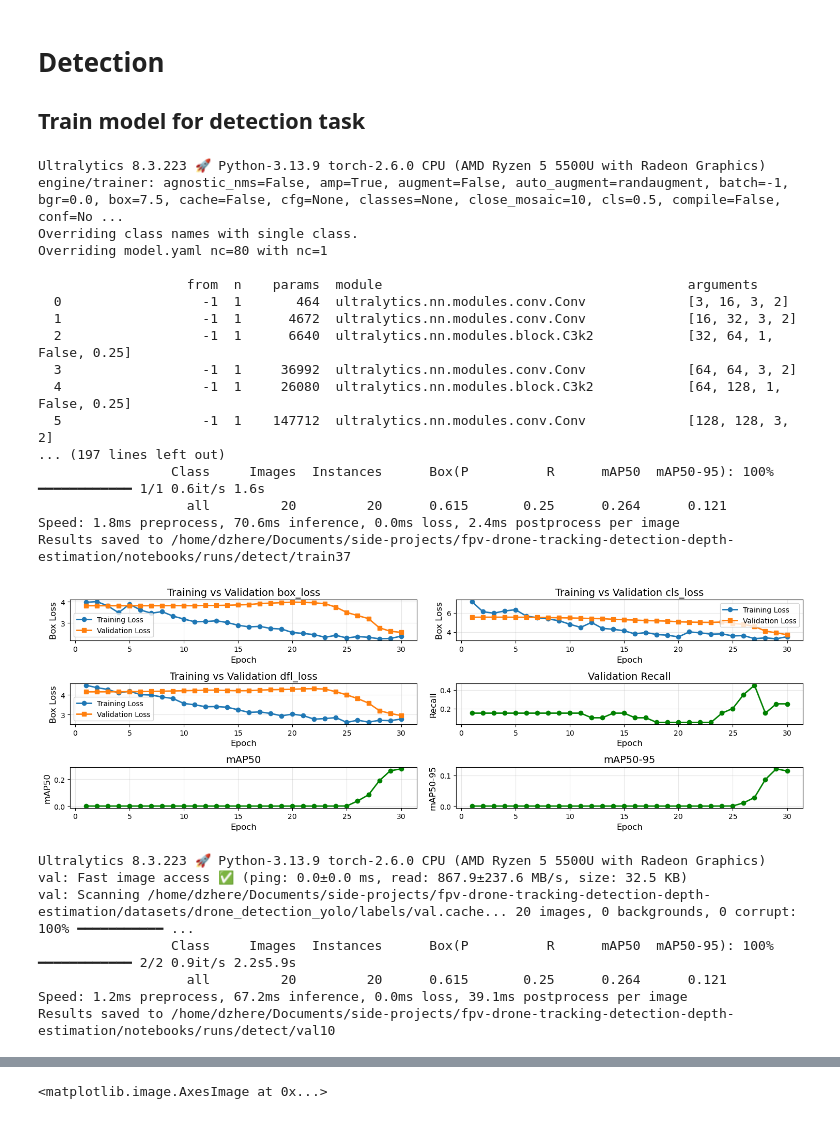
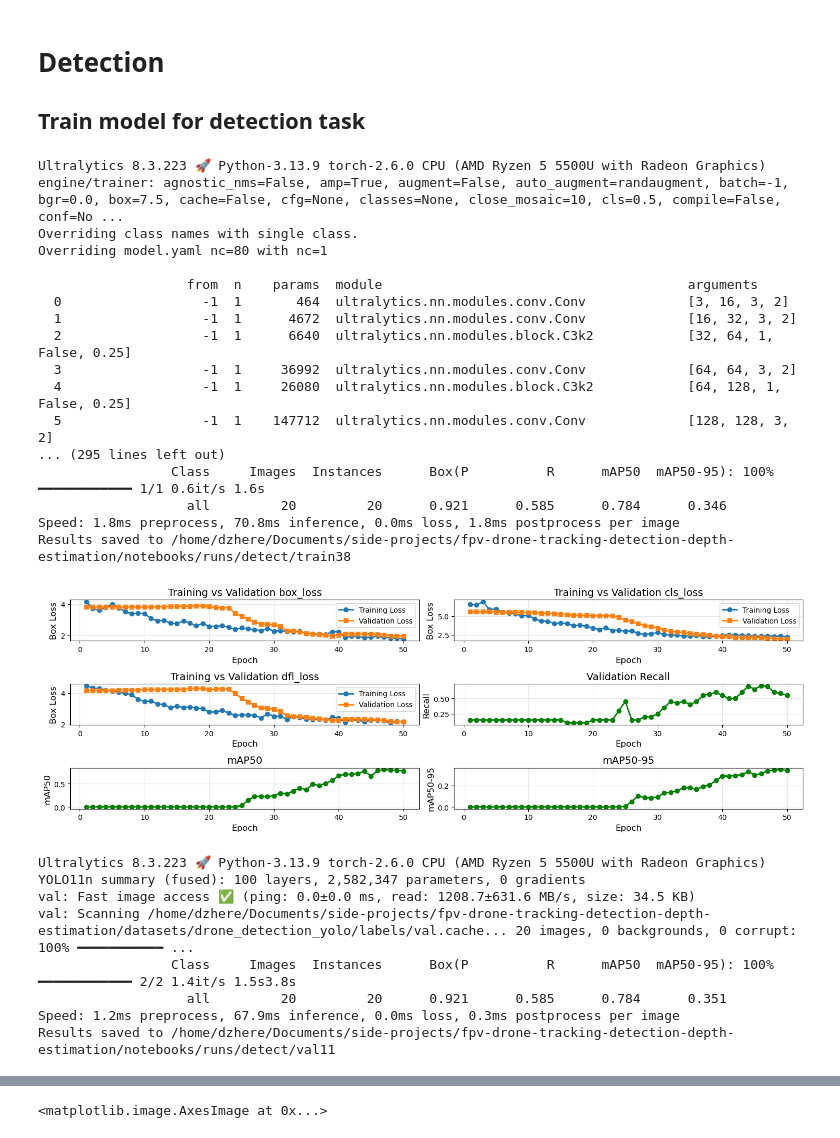
Before and after one commit to smoke22catches/fpv-drone-tracking-detection-depth-estimation, a Jupyter notebook: notebooks/drone_detection_tracking.ipynb, the cells around one changed output, grey strips where cells are left out. Drawn from its saved outputs; the diff is of its cells as text; code cells hidden in the pictures.

```diff
--- a/notebooks/drone_detection_tracking.ipynb
+++ b/notebooks/drone_detection_tracking.ipynb
@@ -99,7 +99,7 @@ Width - 640, height - 480
 model = YOLO("yolo11n.yaml")
 results = model.train(
     data='../datasets/drone_detection_yolo/drone_detection_yolo.yaml',
-    epochs=30,
+    epochs=50,
     save=True,
     batch=-1,
     single_cls=True
@@ -117,13 +117,13 @@ Overriding model.yaml nc=80 with nc=1
   3                  -1  1     36992  ultralytics.nn.modules.conv.Conv             [64, 64, 3, 2]
   4                  -1  1     26080  ultralytics.nn.modules.block.C3k2            [64, 128, 1, False, 0.25]
   5                  -1  1    147712  ultralytics.nn.modules.conv.Conv             [128, 128, 3, 2]
-... (197 lines left out)
+... (295 lines left out)
                  Class     Images  Instances      Box(P          R      mAP50  mAP50-95): 100% ━━━━━━━━━━━━ 1/1 0.6it/s 1.6s
-                   all         20         20      0.615       0.25      0.264      0.121
-Speed: 1.8ms preprocess, 70.6ms inference, 0.0ms loss, 2.4ms postprocess per image
-Results saved to /home/dzhere/Documents/side-projects/fpv-drone-tracking-detection-depth-estimation/notebooks/runs/detect/train37
+                   all         20         20      0.921      0.585      0.784      0.346
+Speed: 1.8ms preprocess, 70.8ms inference, 0.0ms loss, 1.8ms postprocess per image
+Results saved to /home/dzhere/Documents/side-projects/fpv-drone-tracking-detection-depth-estimation/notebooks/runs/detect/train38
 # %%
-df = pd.read_csv('runs/detect/train37/results.csv')
+df = pd.read_csv('runs/detect/train38/results.csv')
 fig, ([ax1, ax2], [ax3, ax4], [ax5, ax6]) = plt.subplots(nrows=3, ncols=2, figsize=(15, 5))
 
 # Subplot 1: Training and Validation box_loss
@@ -150,42 +150,43 @@ ax3.plot(df['epoch'], df['val/dfl_loss'], marker='s', label='Validation Loss', l
 ax3.set_xlabel('Epoch', fontsize=12)
 ax3.set_ylabel('Box Loss', fontsize=12)
 ax3.set_title('Training vs Validation dfl_loss', fontsize=14)
 ax3.legend()
 ax3.grid(True, alpha=0.3)
 
 # Subplot 4: Validation Recall
 ax4.plot(df['epoch'], df['metrics/recall(B)'], marker='o', color='green', linewidth=2)
 ax4.set_xlabel('Epoch', fontsize=12)
 ax4.set_ylabel('Recall', fontsize=12)
 ax4.set_title('Validation Recall', fontsize=14)
 ax4.grid(True, alpha=0.3)
 
 # Subplot 5: mAP50
 ax5.plot(df['epoch'], df['metrics/mAP50(B)'], marker='o', color='green', linewidth=2)
 ax5.set_xlabel('Epoch', fontsize=12)
 ax5.set_ylabel('mAP50', fontsize=12)
 ax5.set_title('mAP50', fontsize=14)
 ax5.grid(True, alpha=0.3)
 
 # Subplot 6: mAP50-95
 ax6.plot(df['epoch'], df['metrics/mAP50-95(B)'], marker='o', color='green', linewidth=2)
 ax6.set_xlabel('Epoch', fontsize=12)
 ax6.set_ylabel('mAP50-95', fontsize=12)
 ax6.set_title('mAP50-95', fontsize=14)
 ax6.grid(True, alpha=0.3)
 
 plt.tight_layout()
 plt.show()
 # %% [output]
-[figure, old version]
+[figure, new version]
 # %%
-val = model.val(plots=True, conf=0.0001)
+val = model.val(plots=True, conf=0.01)
 # %% [output]
 Ultralytics 8.3.223 🚀 Python-3.13.9 torch-2.6.0 CPU (AMD Ryzen 5 5500U with Radeon Graphics)
-val: Fast image access ✅ (ping: 0.0±0.0 ms, read: 867.9±237.6 MB/s, size: 32.5 KB)
+YOLO11n summary (fused): 100 layers, 2,582,347 parameters, 0 gradients
+val: Fast image access ✅ (ping: 0.0±0.0 ms, read: 1208.7±631.6 MB/s, size: 34.5 KB)
 val: Scanning /home/dzhere/Documents/side-projects/fpv-drone-tracking-detection-depth-estimation/datasets/drone_detection_yolo/labels/val.cache... 20 images, 0 backgrounds, 0 corrupt: 100% ━━━━━━━━━━━ ...
-                 Class     Images  Instances      Box(P          R      mAP50  mAP50-95): 100% ━━━━━━━━━━━━ 2/2 0.9it/s 2.2s5.9s
-                   all         20         20      0.615       0.25      0.264      0.121
-Speed: 1.2ms preprocess, 67.2ms inference, 0.0ms loss, 39.1ms postprocess per image
-Results saved to /home/dzhere/Documents/side-projects/fpv-drone-tracking-detection-depth-estimation/notebooks/runs/detect/val10
+                 Class     Images  Instances      Box(P          R      mAP50  mAP50-95): 100% ━━━━━━━━━━━━ 2/2 1.4it/s 1.5s3.8s
+                   all         20         20      0.921      0.585      0.784      0.351
+Speed: 1.2ms preprocess, 67.9ms inference, 0.0ms loss, 0.3ms postprocess per image
+Results saved to /home/dzhere/Documents/side-projects/fpv-drone-tracking-detection-depth-estimation/notebooks/runs/detect/val11
 # %%
```
Also changed, not shown: parts of 2 cells of this notebook, 4 other files.
